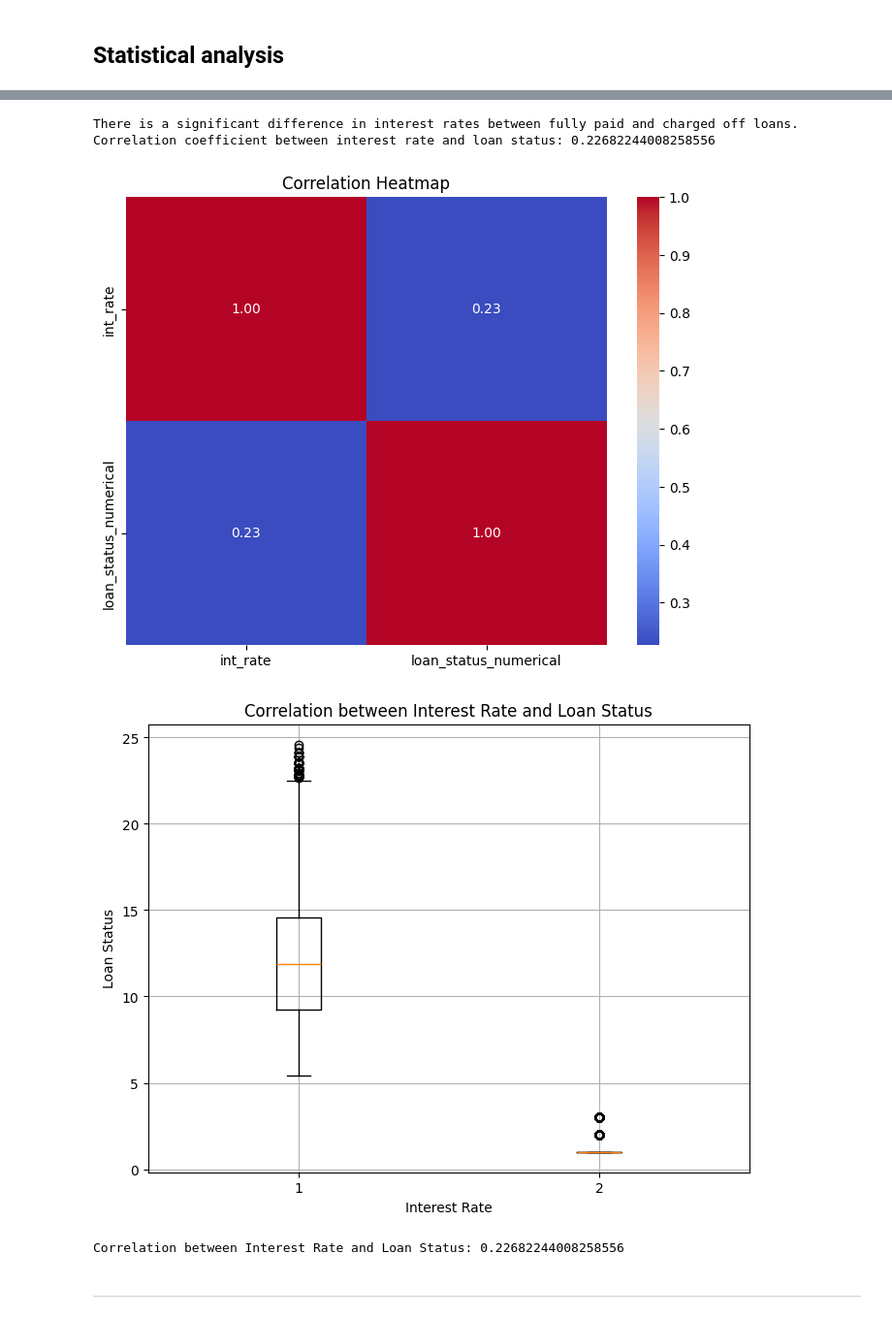
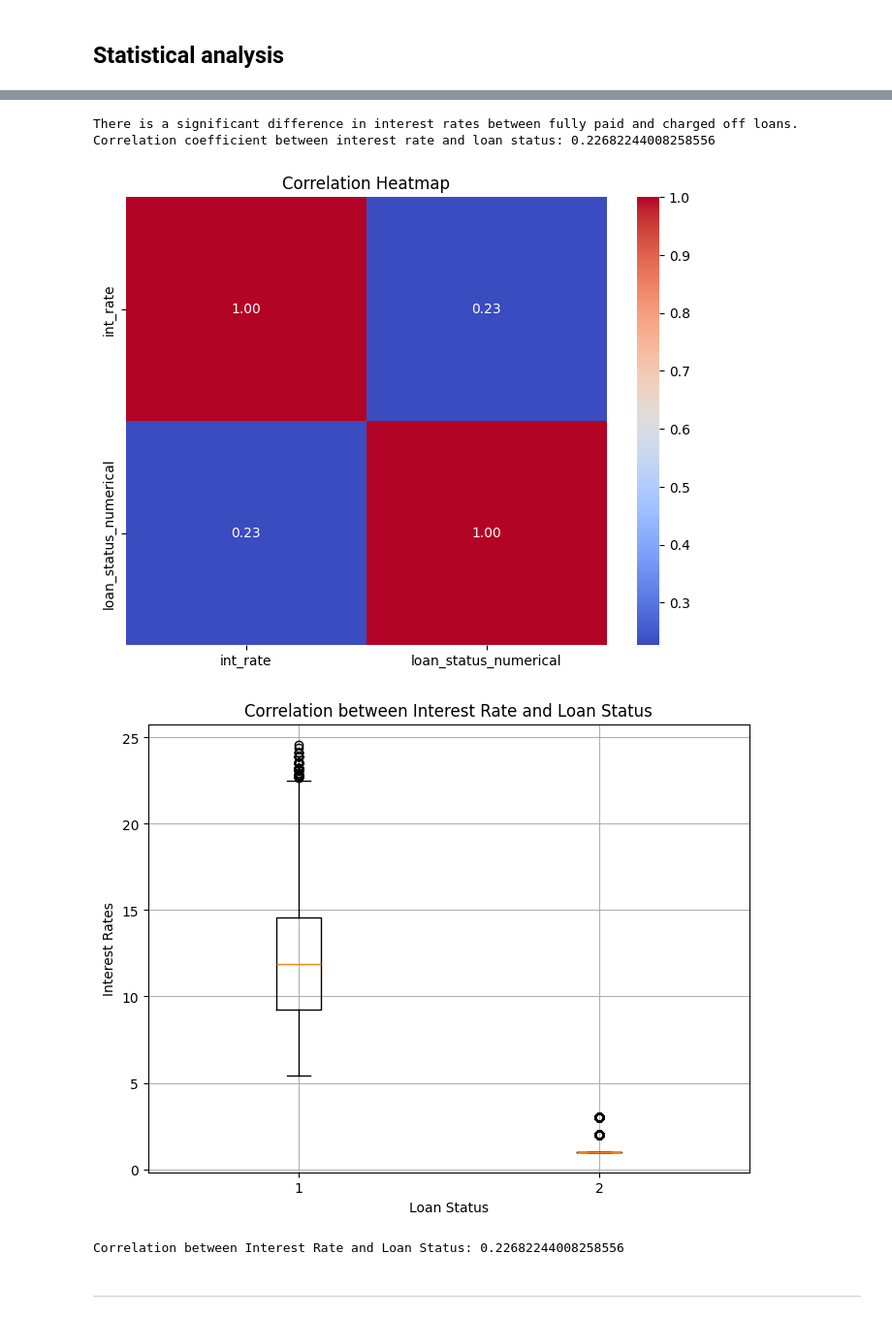
Before and after one commit to rvquintiles/Upgrad-assignments, a Jupyter notebook: Rushikesh_Bhorania_LCSolution.ipynb, the cells around one changed output, grey strips where cells are left out. Shown at 97% size. Cells and saved outputs as stored; diff of their text form; code cells hidden in the pictures.

```diff
--- a/Rushikesh_Bhorania_LCSolution.ipynb
+++ b/Rushikesh_Bhorania_LCSolution.ipynb
@@ -381,36 +443,36 @@ charged_off_interest_rates = loan_data.loc[loan_data['loan_status'] == 'Charged
 t_stat, p_value = ttest_ind(fully_paid_interest_rates, charged_off_interest_rates)
 
 # Interpreting p value
 if p_value < 0.05:
     print("There is a significant difference in interest rates between fully paid and charged off loans.")
 else:
     print("There is no significant difference in interest rates between fully paid and charged off loans.")
 
 # calculating correlation
 correlation = loan_data['int_rate'].corr(loan_data['loan_status_numerical'])
 print("Correlation coefficient between interest rate and loan status:", correlation)
 
 # correlation heatmap
 plt.figure(figsize=(8, 6))
 sns.heatmap(loan_data[['int_rate', 'loan_status_numerical']].corr(), annot=True, cmap='coolwarm', fmt=".2f")
 plt.title('Correlation Heatmap')
 plt.show()
 
 # correlation boxplot
 plt.figure(figsize=(8, 6))
 plt.boxplot([loan_data['int_rate'],loan_data['loan_status_numerical']])
 plt.title('Correlation between Interest Rate and Loan Status')
-plt.xlabel('Interest Rate')
-plt.ylabel('Loan Status')
+plt.xlabel('Loan Status')
+plt.ylabel('Interest Rates')
 plt.grid(True)
 plt.show()
 
 print("Correlation between Interest Rate and Loan Status:", correlation)
 # %% [output]
 There is a significant difference in interest rates between fully paid and charged off loans.
 Correlation coefficient between interest rate and loan status: 0.22682244008258556
 [figure]
-[figure, old version]
+[figure, new version]
 Correlation between Interest Rate and Loan Status: 0.22682244008258556
 # %% [markdown]
 --------
```
Also changed, not shown: parts of 11 cells of this notebook, 2 other files.
